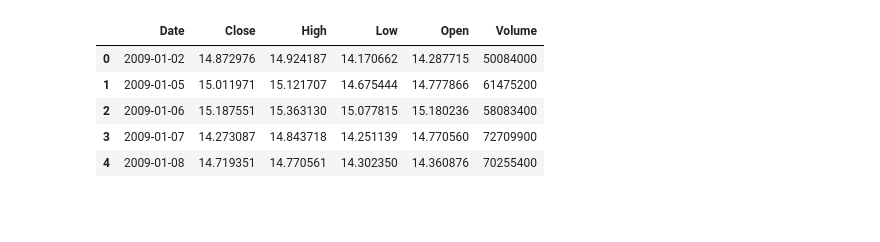
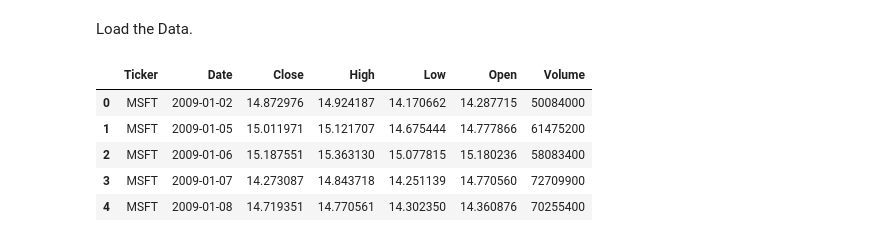
Before and after one commit to selamasnake/kaim-week-1, a Jupyter notebook: notebooks/stocks/MSFT.ipynb, the cells around one changed output. Saved outputs shown, nothing was run; the diff lists cells and outputs as text; code cells hidden in the pictures; blank space fills up the shorter version.

```diff
--- a/notebooks/stocks/MSFT.ipynb
+++ b/notebooks/stocks/MSFT.ipynb
@@ -9,10 +10,12 @@ stockutils = util.StockUtils
+# %% [markdown]
+Load the Data.
 # %%
 data = stockutils.load_stock_data('../../data/Stock Data/MSFT.csv')
-data.head()
+data.head(5)
 # %% [output]
-|  | Date | Close | High | Low | Open | Volume |
-| 0 | 2009-01-02 | 14.872976 | 14.924187 | 14.170662 | 14.287715 | 50084000 |
-| 1 | 2009-01-05 | 15.011971 | 15.121707 | 14.675444 | 14.777866 | 61475200 |
-| 2 | 2009-01-06 | 15.187551 | 15.363130 | 15.077815 | 15.180236 | 58083400 |
-| 3 | 2009-01-07 | 14.273087 | 14.843718 | 14.251139 | 14.770560 | 72709900 |
-| 4 | 2009-01-08 | 14.719351 | 14.770561 | 14.302350 | 14.360876 | 70255400 |
+|  | Ticker | Date | Close | High | Low | Open | Volume |
+| 0 | MSFT | 2009-01-02 | 14.872976 | 14.924187 | 14.170662 | 14.287715 | 50084000 |
+| 1 | MSFT | 2009-01-05 | 15.011971 | 15.121707 | 14.675444 | 14.777866 | 61475200 |
+| 2 | MSFT | 2009-01-06 | 15.187551 | 15.363130 | 15.077815 | 15.180236 | 58083400 |
+| 3 | MSFT | 2009-01-07 | 14.273087 | 14.843718 | 14.251139 | 14.770560 | 72709900 |
+| 4 | MSFT | 2009-01-08 | 14.719351 | 14.770561 | 14.302350 | 14.360876 | 70255400 |
```
Also changed, not shown: parts of 16 cells of this notebook, 6 other files.
